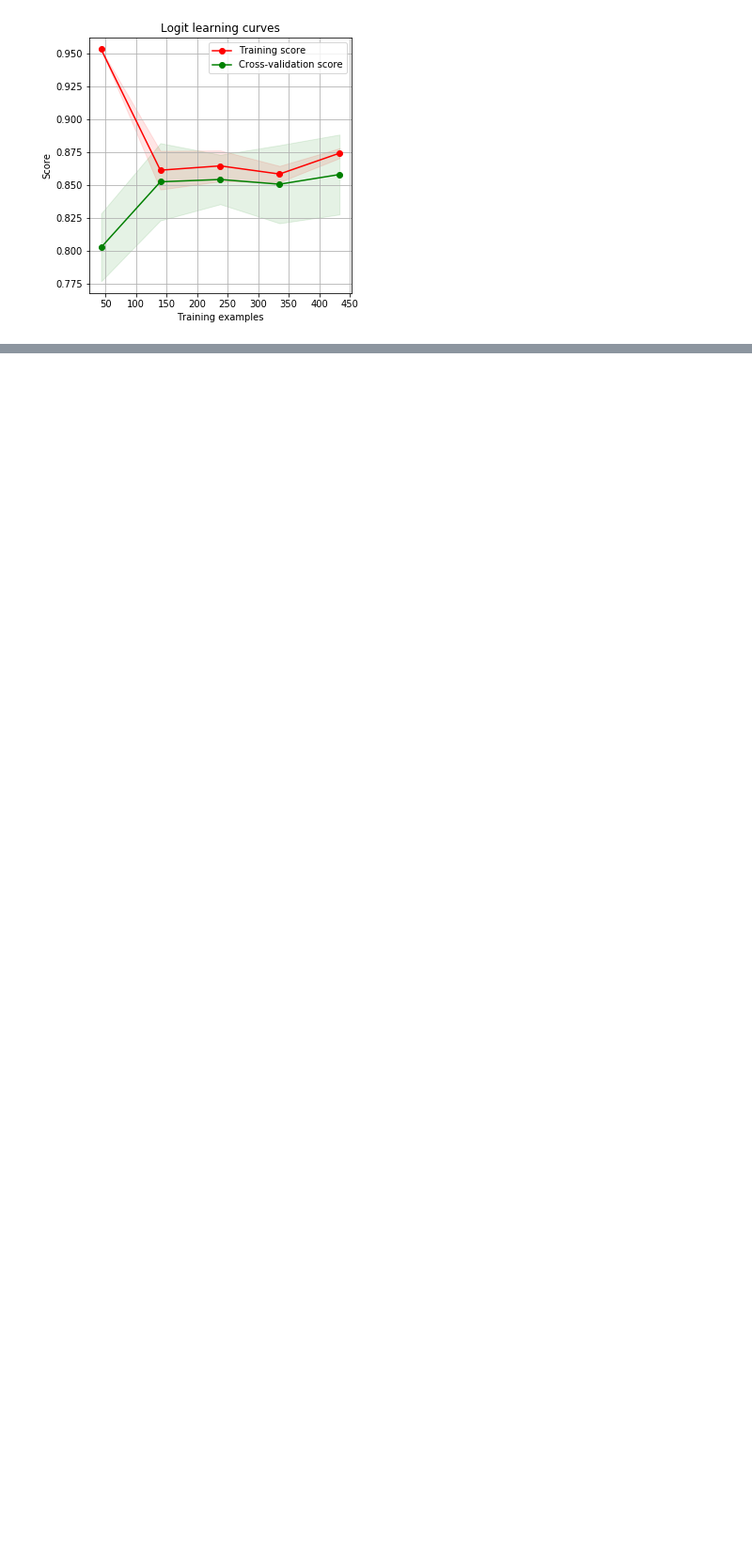
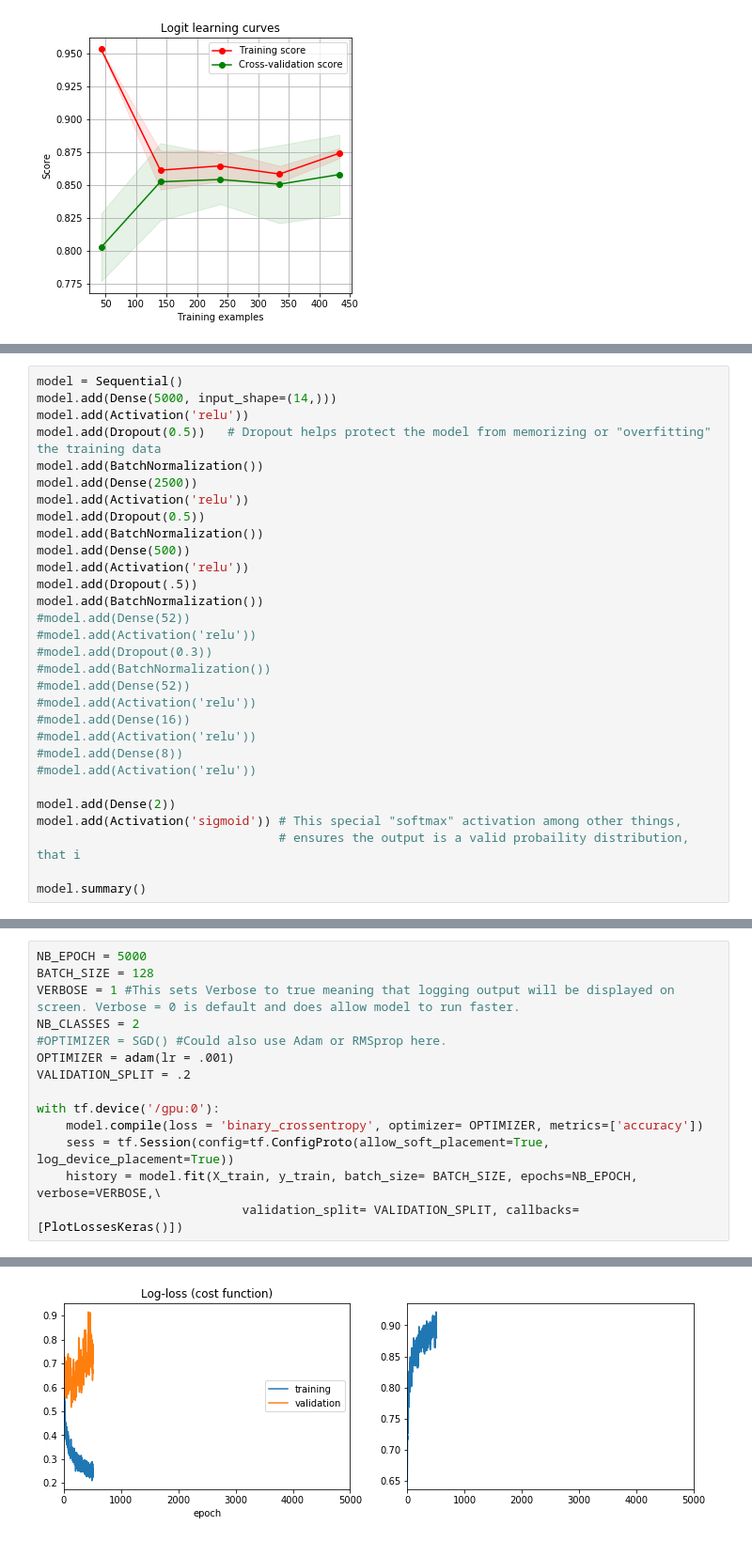
Before and after one commit to drcastillo/hicss2020, a Jupyter notebook: AustralianCreditApproval.ipynb, the cells around one changed output, grey strips where cells are left out. Shown: that part at 94% size. Cells and saved outputs as stored; diff of their text form; blank space fills up the shorter version.

```diff
--- a/AustralianCreditApproval.ipynb
+++ b/AustralianCreditApproval.ipynb
@@ -161,0 +293,30 @@ from keras import
+# %%
+model = Sequential()
+model.add(Dense(5000, input_shape=(14,)))
+model.add(Activation('relu'))
+model.add(Dropout(0.5))   # Dropout helps protect the model from memorizing or "overfitting" the training data
+model.add(BatchNormalization())
+model.add(Dense(2500))
+model.add(Activation('relu'))
+model.add(Dropout(0.5))
+model.add(BatchNormalization())
+model.add(Dense(500))
+model.add(Activation('relu'))
+model.add(Dropout(.5))
+model.add(BatchNormalization())
+#model.add(Dense(52))
+#model.add(Activation('relu'))
+#model.add(Dropout(0.3))
+#model.add(BatchNormalization())
+#model.add(Dense(52))
+#model.add(Activation('relu'))
+#model.add(Dense(16))
+#model.add(Activation('relu'))
+#model.add(Dense(8))
+#model.add(Activation('relu'))
+
+model.add(Dense(2))
+model.add(Activation('sigmoid')) # This special "softmax" activation among other things,
+                                 # ensures the output is a valid probaility distribution, that i
+
+model.summary()
@@ -161,0 +341,15 @@ from keras import
+# %%
+NB_EPOCH = 5000
+BATCH_SIZE = 128
+VERBOSE = 1 #This sets Verbose to true meaning that logging output will be displayed on screen. Verbose = 0 is default and does allow model to run faster.
+NB_CLASSES = 2
+#OPTIMIZER = SGD() #Could also use Adam or RMSprop here.
+OPTIMIZER = adam(lr = .001)
+VALIDATION_SPLIT = .2
+
+with tf.device('/gpu:0'):
+    model.compile(loss = 'binary_crossentropy', optimizer= OPTIMIZER, metrics=['accuracy'])
+    sess = tf.Session(config=tf.ConfigProto(allow_soft_placement=True, log_device_placement=True))
+    history = model.fit(X_train, y_train, batch_size= BATCH_SIZE, epochs=NB_EPOCH, verbose=VERBOSE,\
+                            validation_split= VALIDATION_SPLIT, callbacks=[PlotLossesKeras()])
+# %% [output]
@@ -161,0 +357 @@ from keras import
+[figure, added]
```
Also changed, not shown: parts of 15 cells of this notebook, 2 other files.
